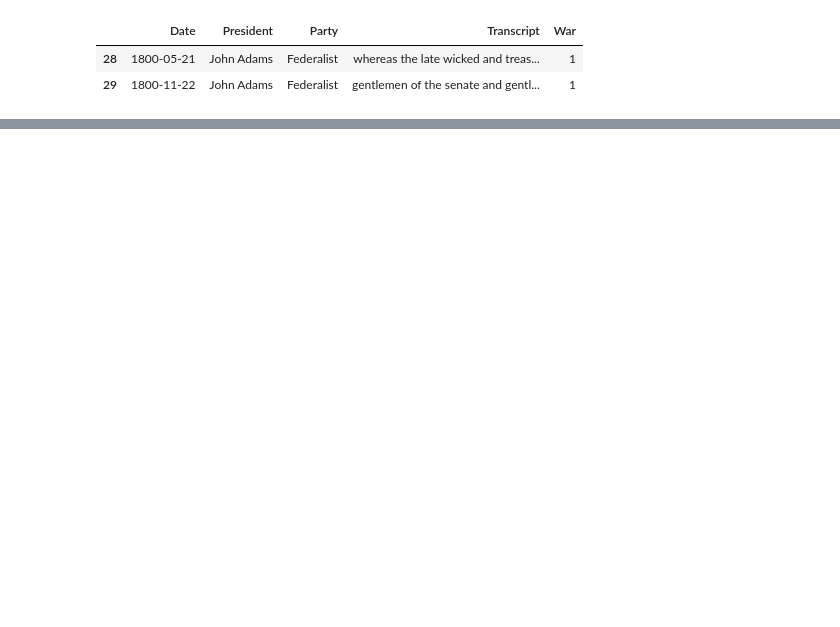
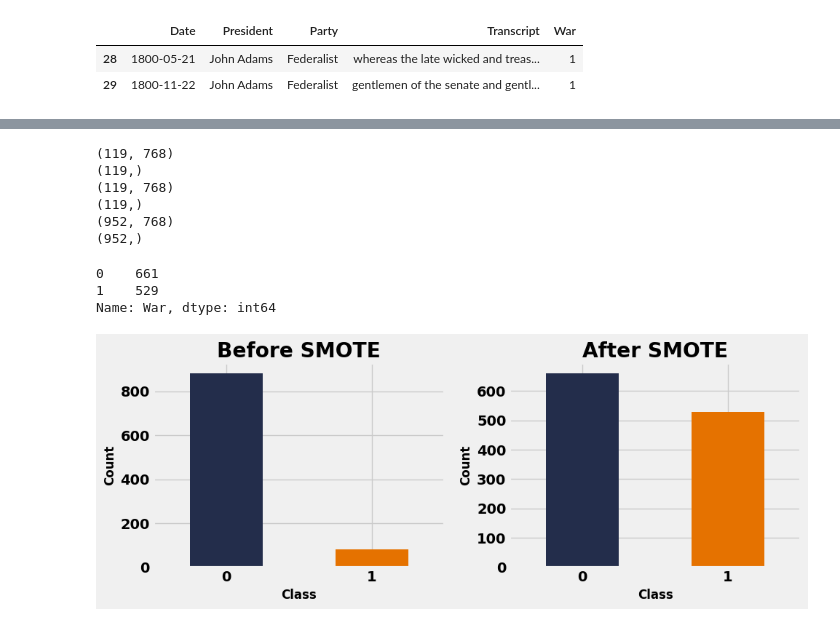
Before and after one commit to WD-Scott/WordsofWar, a Jupyter notebook: Cleaning_Data.ipynb, the cells around one changed output, grey strips where cells are left out. Drawn from its saved outputs; the diff is of its cells as text; code cells hidden in the pictures; blank space fills up the shorter version.

```diff
--- a/Cleaning_Data.ipynb
+++ b/Cleaning_Data.ipynb
@@ -239,0 +284,3 @@ Name: count, dtype: int64
+# %%
+# Extract features from 'ts_feature'
+X = np.stack(df['ts_feature'].values)
@@ -239,0 +293,60 @@ Name: count, dtype: int64
+# %%
+# define pipeline
+over = SMOTE(sampling_strategy=0.6, random_state=28)
+under = RandomUnderSampler(sampling_strategy=0.8, random_state=28)
+steps = [('o', over), ('u', under)]
+pipeline = Pipeline(steps=steps)
+# %%
+# Resample the data
+X_resampled, y_resampled = pipeline.fit_resample(X, df['War'])
+
+# Split the resampled data into train, validation, and test sets
+X_train, X_temp, y_train, y_temp = train_test_split(X_resampled, y_resampled, test_size=0.2, random_state=28)
+X_val, X_test, y_val, y_test = train_test_split(X_temp, y_temp, test_size=0.5, random_state=28)
+# %%
+print(X_val.shape)
+print(y_val.shape)
+print(X_test.shape)
+print(y_test.shape)
+print(X_train.shape)
+print(y_train.shape)
+# %% [output]
+(119, 768)
+(119,)
+(119, 768)
+(119,)
+(952, 768)
+(952,)
+# %%
+new_class_counts = y_resampled.value_counts()
+new_class_counts = new_class_counts.sort_index()
+
+print(new_class_counts)
+# %% [output]
+0    661
+1    529
+Name: War, dtype: int64
+# %%
+# Visualize change in class imbalance
+plt.figure(figsize=(10, 4))
+plt.style.use('fivethirtyeight')
+plt.subplot(1, 2, 1)
+old_class_counts.plot(kind='bar', color=['#232D4B', '#E57200'])
+plt.title('Before SMOTE', weight='bold')
+plt.xlabel('Class', weight='bold', size=12)
+plt.ylabel('Count', weight='bold', size=12)
+plt.xticks(rotation=0, weight='bold')  # Make xticks bold
+plt.yticks(weight='bold')  # Make yticks bold
+
+plt.subplot(1, 2, 2)
+new_class_counts.plot(kind='bar', color=['#232D4B', '#E57200'])
+plt.title('After SMOTE', weight='bold')
+plt.xlabel('Class', weight='bold', size=12)
+plt.ylabel('Count', weight='bold', size=12)
+plt.xticks(rotation=0, weight='bold')  # Make xticks bold
+plt.yticks(weight='bold')  # Make yticks bold
+
+plt.tight_layout()
+plt.show()
+# %% [output]
+[figure, added]
```
Also changed, not shown: parts of 19 cells of this notebook, 1 other file.
